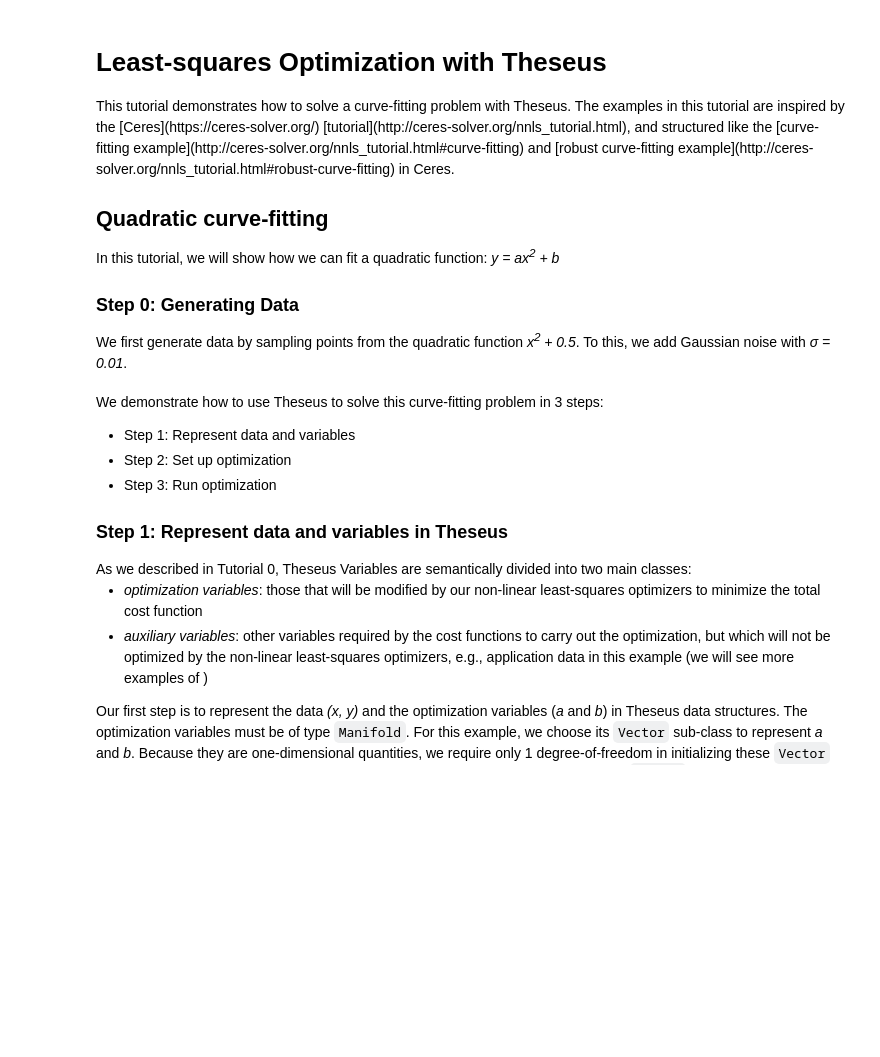
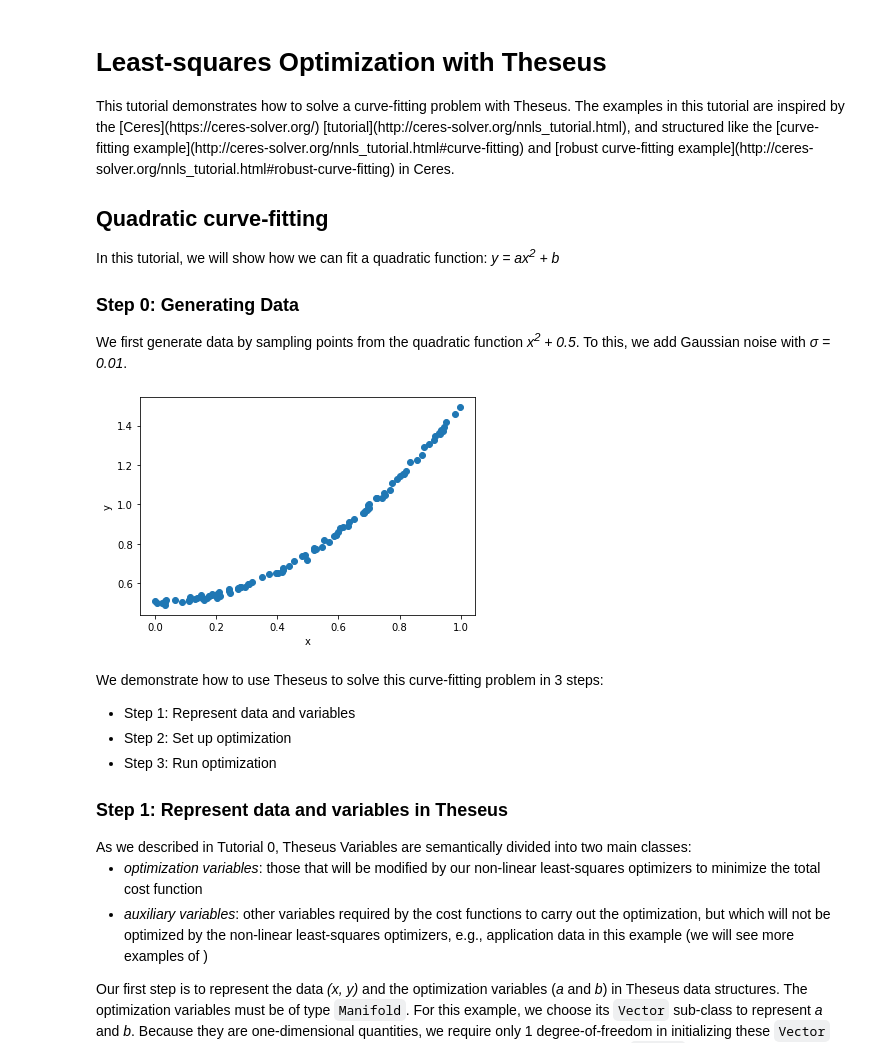
Before and after one commit to facebookresearch/theseus, a Jupyter notebook: tutorials/01_least_squares_optimization.ipynb, the cells around one changed output. Cells and saved outputs as stored; diff of their text form; code cells hidden in the pictures; blank space fills up the shorter version.

```diff
--- a/tutorials/01_least_squares_optimization.ipynb
+++ b/tutorials/01_least_squares_optimization.ipynb
@@ -10,16 +10,25 @@ We first generate data by sampling points from the quadratic function <i>x<sup>2
 # %%
 import torch
 
 torch.manual_seed(0)
 
 def generate_data(num_points=100, a=1, b=0.5, noise_factor=0.01):
     # Generate data: 100 points sampled from the quadratic curve listed above
     data_x = torch.rand((1, num_points))
     noise = torch.randn((1, num_points)) * noise_factor
     data_y = a * data_x.square() + b + noise
     return data_x, data_y
 
 data_x, data_y = generate_data()
+
+# Plot the data
+import matplotlib.pyplot as plt
+fig, ax = plt.subplots()
+ax.scatter(data_x, data_y);
+ax.set_xlabel('x');
+ax.set_ylabel('y');
+# %% [output]
+[figure, added]
 # %% [markdown]
 We demonstrate how to use Theseus to solve this curve-fitting problem in 3 steps:
 <ul>
```
Also changed, not shown: parts of 2 cells of this notebook.
